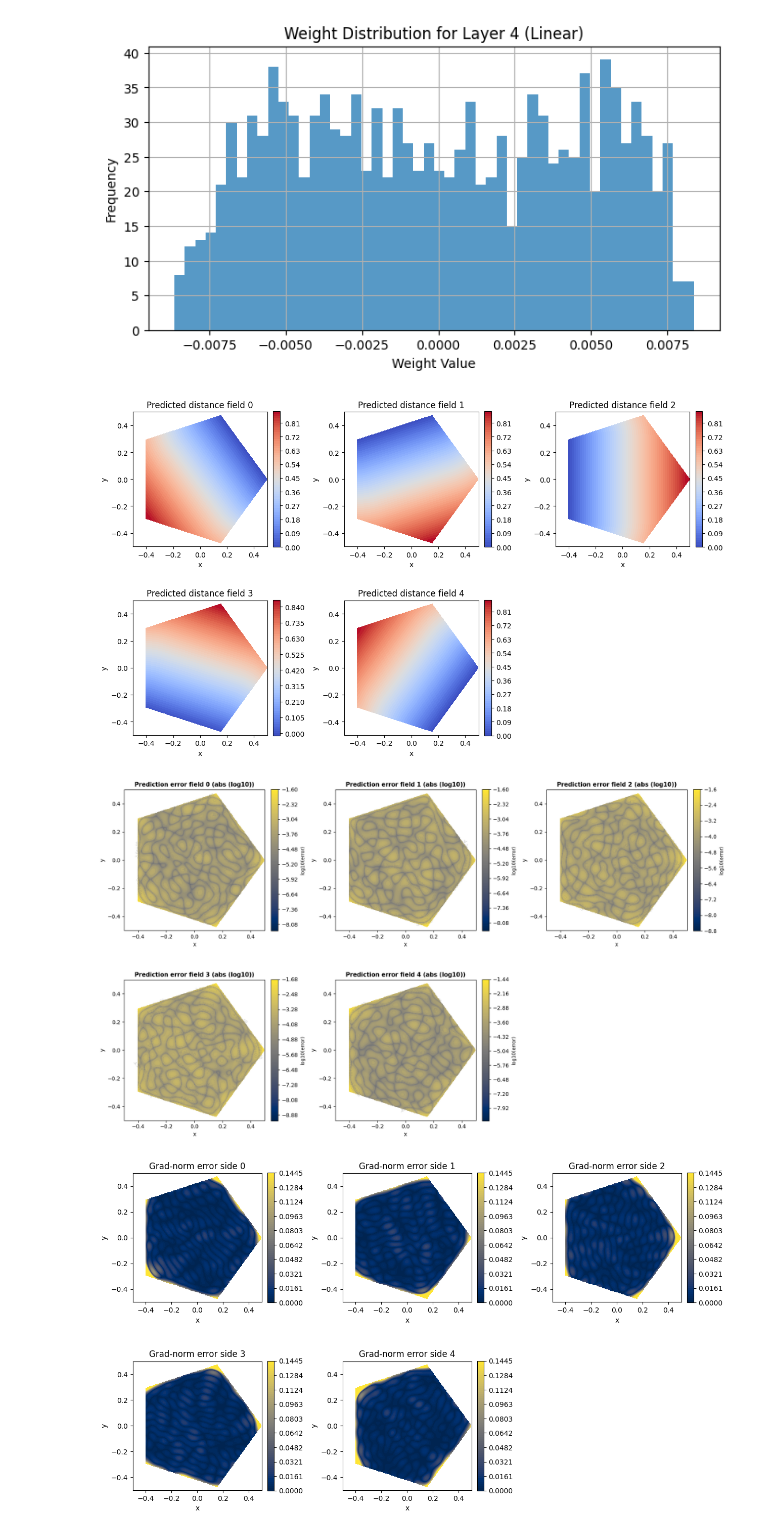
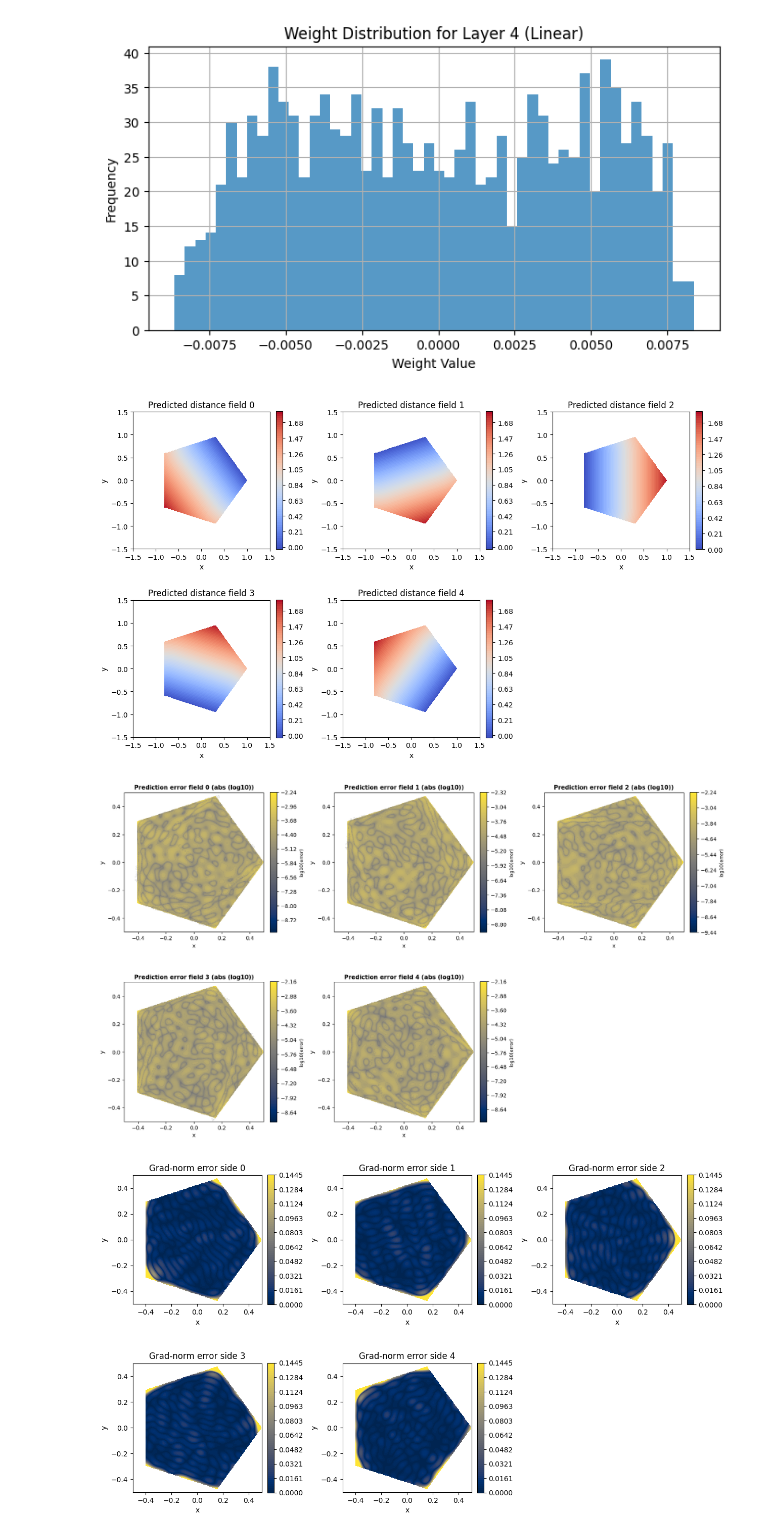
Before and after one commit to csgellert/NeuralIGA, a Jupyter notebook: Neural-Distance-Fields/MSSDF.ipynb, the cells around one changed output. Saved outputs shown, nothing was run; the diff lists cells and outputs as text; code cells hidden in the pictures.

```diff
--- a/Neural-Distance-Fields/MSSDF.ipynb
+++ b/Neural-Distance-Fields/MSSDF.ipynb
@@ -29,7 +29,7 @@ NI.visualize_epsilon_side_signs(fun_num=1,epsilon=0.1)
 architecture = [2, 256,256,256,256,5]
 model = net_defs.Siren_jo(architecture=architecture,outermost_linear=True, first_omega_0=15, hidden_omega_0=30)
 print(f'Number of parameters: {sum(p.numel() for p in model.parameters())}')
-model.optimizer = torch.optim.Adam(model.parameters(), lr=5e-5)
+model.optimizer = torch.optim.Adam(model.parameters(), lr=1e-4)
 model.lr_scheduler = torch.optim.lr_scheduler.StepLR(model.optimizer, step_size=300, gamma=0.8)
 #model.lr_scheduler = torch.optim.lr_scheduler.ExponentialLR(model.optimizer, gamma=0.992)
 #model.lr_scheduler = torch.optim.lr_scheduler.MultiplicativeLR(model.optimizer, lr_lambda=lambda epoch: 0.995)
@@ -40,7 +40,7 @@ Number of parameters: 199429
 model.lr_scheduler = torch.optim.lr_scheduler.StepLR(model.optimizer, step_size=100, gamma=1.2)
 # %%
 importlib.reload(NI)
-NUM_EPOCHS = 1000
+NUM_EPOCHS = 10000
 BATCH_SIZE = 1024
 FUN_NUM = 1
 NI.train_model_simple(model, num_epochs=NUM_EPOCHS, batch_size=BATCH_SIZE, fun_num=FUN_NUM,
@@ -48,6 +48,6 @@ NI.train_model_simple(model, num_epochs=NUM_EPOCHS, batch_size=BATCH_SIZE, fun_n
                       eikon_coeff=0.0,
                       hotspot_coeff=0.0,
                       use_scheduler=True,
-                      epsilon=0.0,
+                      epsilon=0.2,
                       device=torch.device('cpu'))
 # %% [output]
@@ -176,13 +170,13 @@ NI.plot_model_weight_per_layer_hyst(model)
 [figure]
 [figure]
 # %%
-_=NI.plot_nn_distance_fields(model,extent=[-0.5,0.5,-0.5,0.5], device=torch.device('cpu'))
+_=NI.plot_nn_distance_fields(model,extent=[-1.5,1.5,-1.5,1.5], device=torch.device('cpu'), mask_outside_domain=True)
 # %% [output]
-[figure, old version]
+[figure, new version]
 # %%
 _=NI.plot_nn_prediction_error(model, extent=[-0.5,0.5,-0.5,0.5], device=torch.device('cpu'), cmap='cividis')
 # %% [output]
-[figure, old version]
+[figure, new version]
 # %%
 _=NI.plot_local_per_side_gradient_error(model, extent=[-0.5,0.5,-0.5,0.5], device=torch.device('cpu'), cmap='cividis')
 # %% [output]
```
Also changed, not shown: parts of 4 cells of this notebook, 14 other files.
